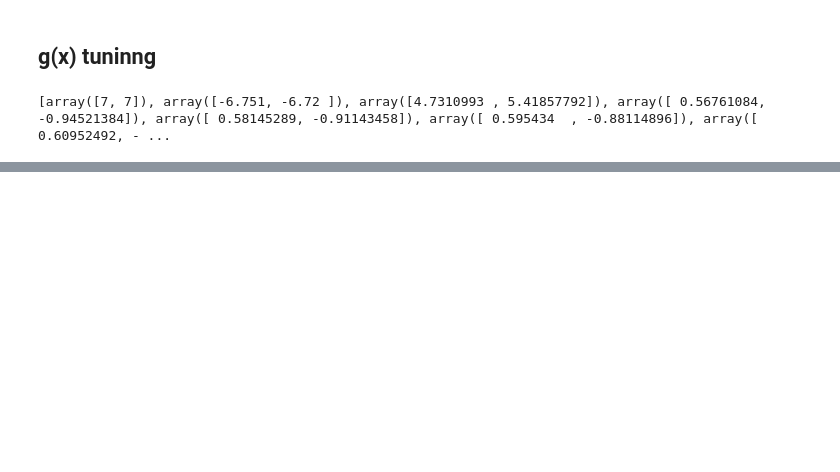
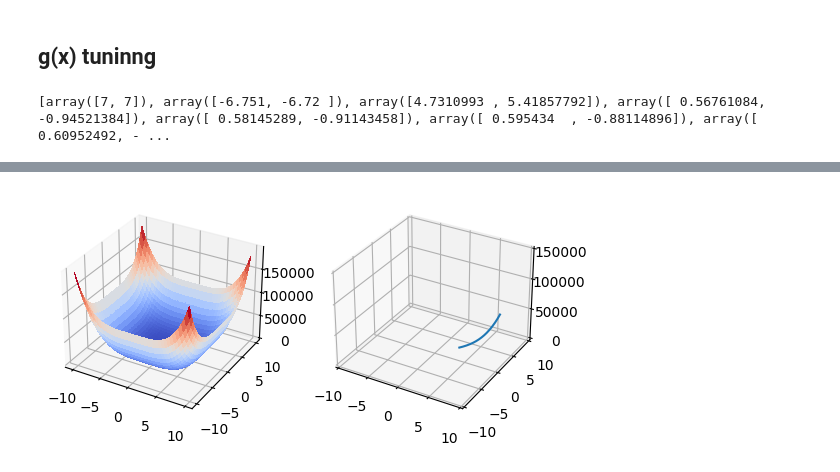
Before and after one commit to wz7475/gradient-descent, a Jupyter notebook: lab1.ipynb, the cells around one changed output, grey strips where cells are left out. Drawn from its saved outputs; the diff is of its cells as text; code cells hidden in the pictures; blank space fills up the shorter version.

```diff
--- a/lab1.ipynb
+++ b/lab1.ipynb
@@ -322,0 +330,4 @@ ax2.set_zticks([50000 * x for x in range(4)])
+# %%
+plot_function_3d_and_path(g, 0.00001, np.array([7,7]), save=True)
+# %% [output]
+[figure, added]
```
Also changed, not shown: parts of 9 cells of this notebook.
